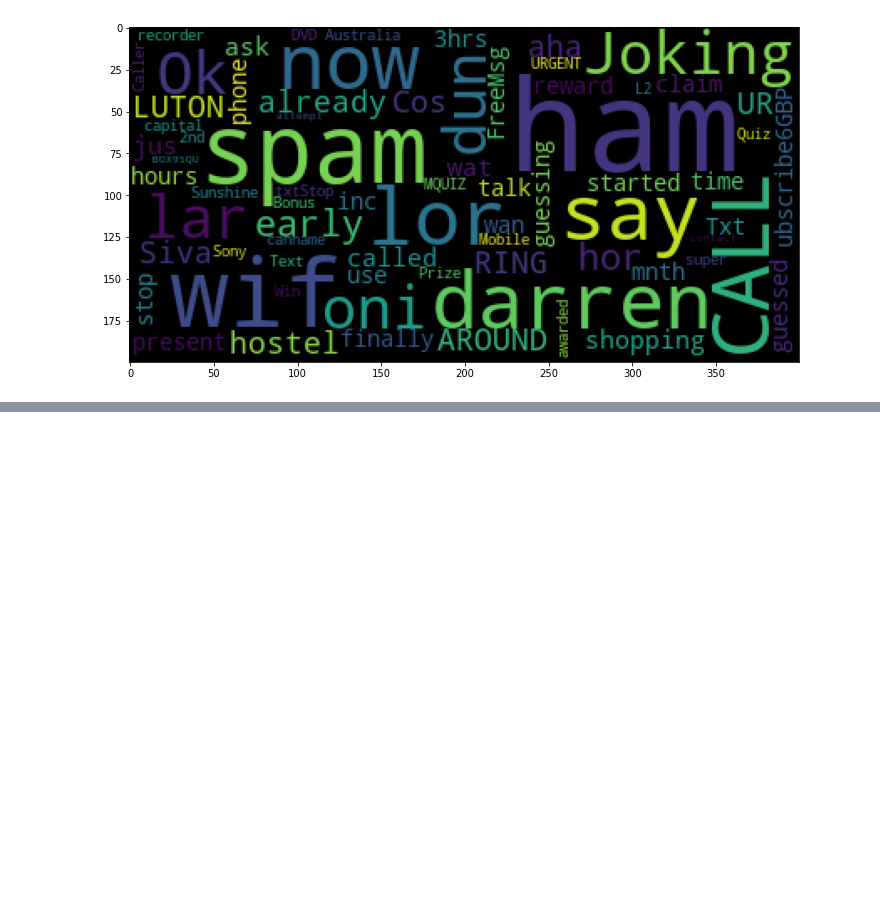
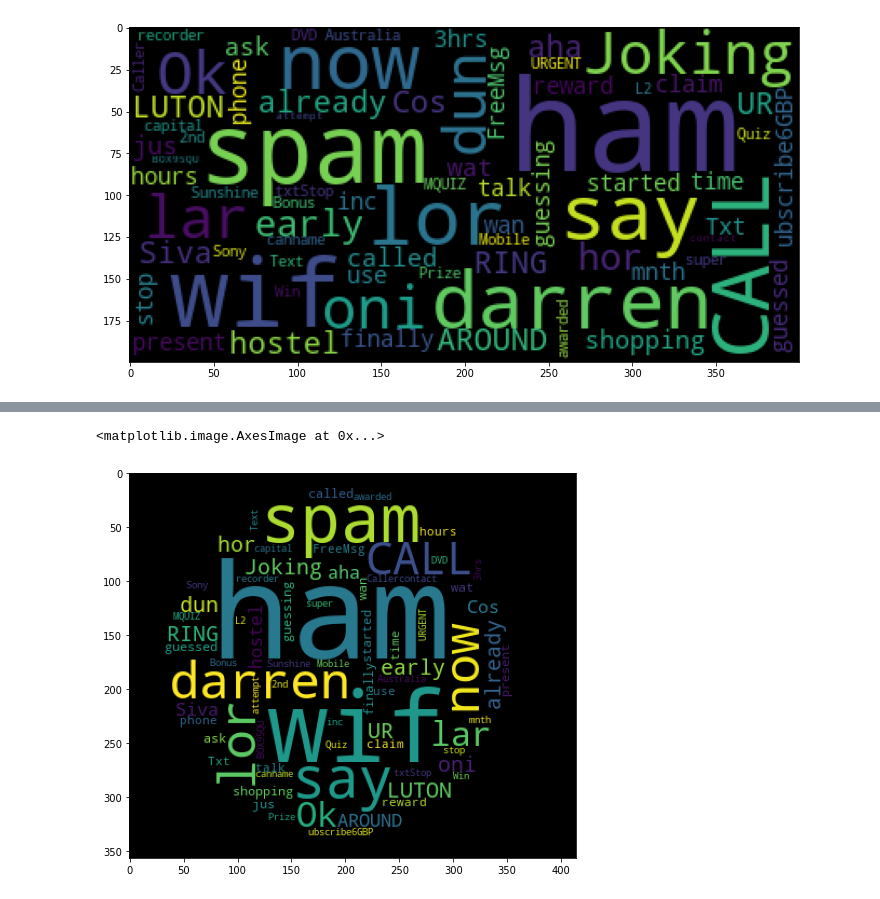
Before and after one commit to MaryAdewunmi/Natural-Language-Processing-NLP-, a Jupyter notebook: Cleaning_Texts_with_NLP.ipynb, the cells around one changed output, grey strips where cells are left out. Cells and saved outputs as stored; diff of their text form; code cells hidden in the pictures; blank space fills up the shorter version.

```diff
--- a/Cleaning_Texts_with_NLP.ipynb
+++ b/Cleaning_Texts_with_NLP.ipynb
@@ -210,0 +261,6 @@ plt.imshow(wordcloud)
+# %%
+plt.figure((figsize) = (8,8))
+plt.imshow(wordcloud)
+# %% [output]
+<matplotlib.image.AxesImage at 0x...>
+[figure, added]
```
Also changed, not shown: parts of 16 cells of this notebook.
